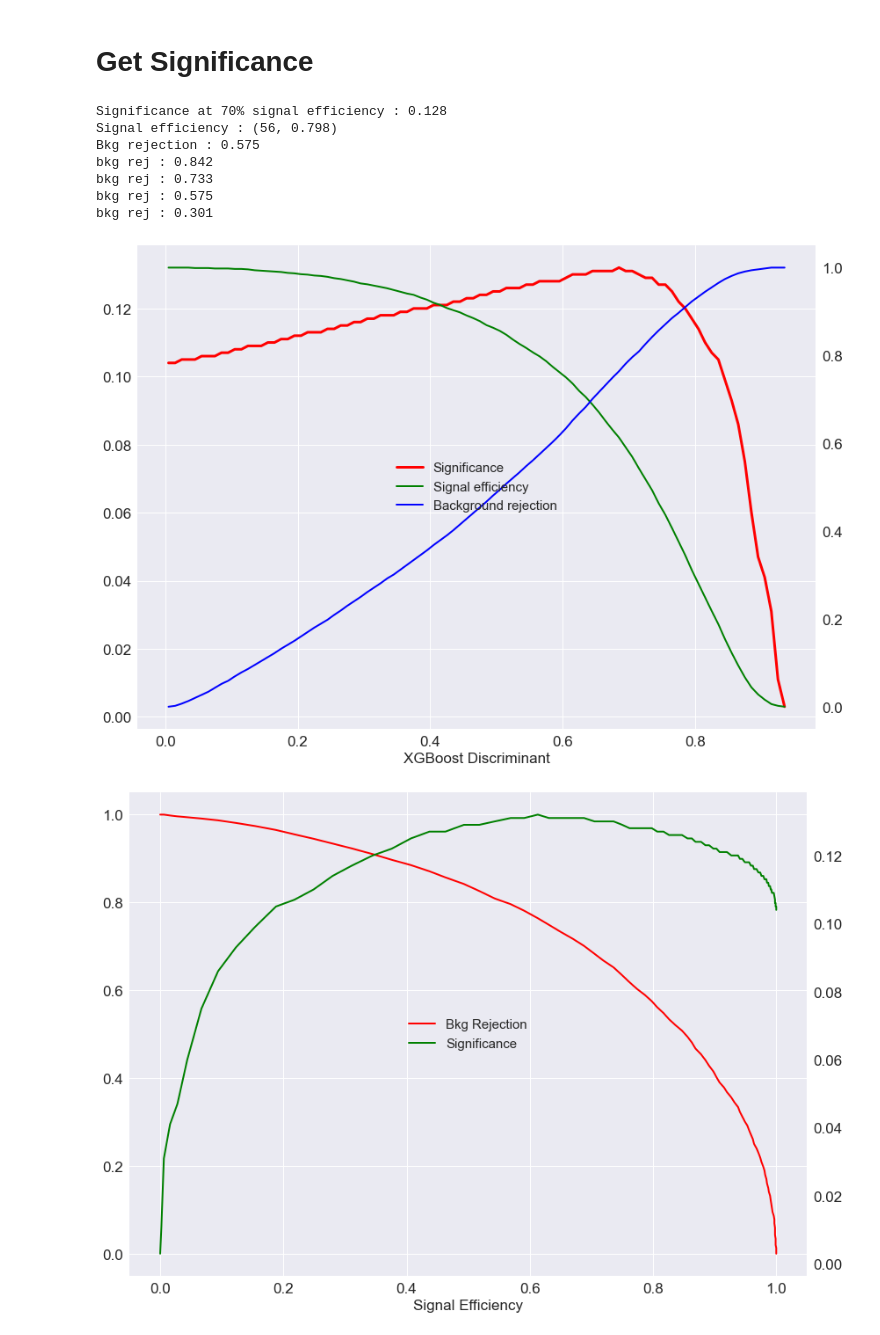
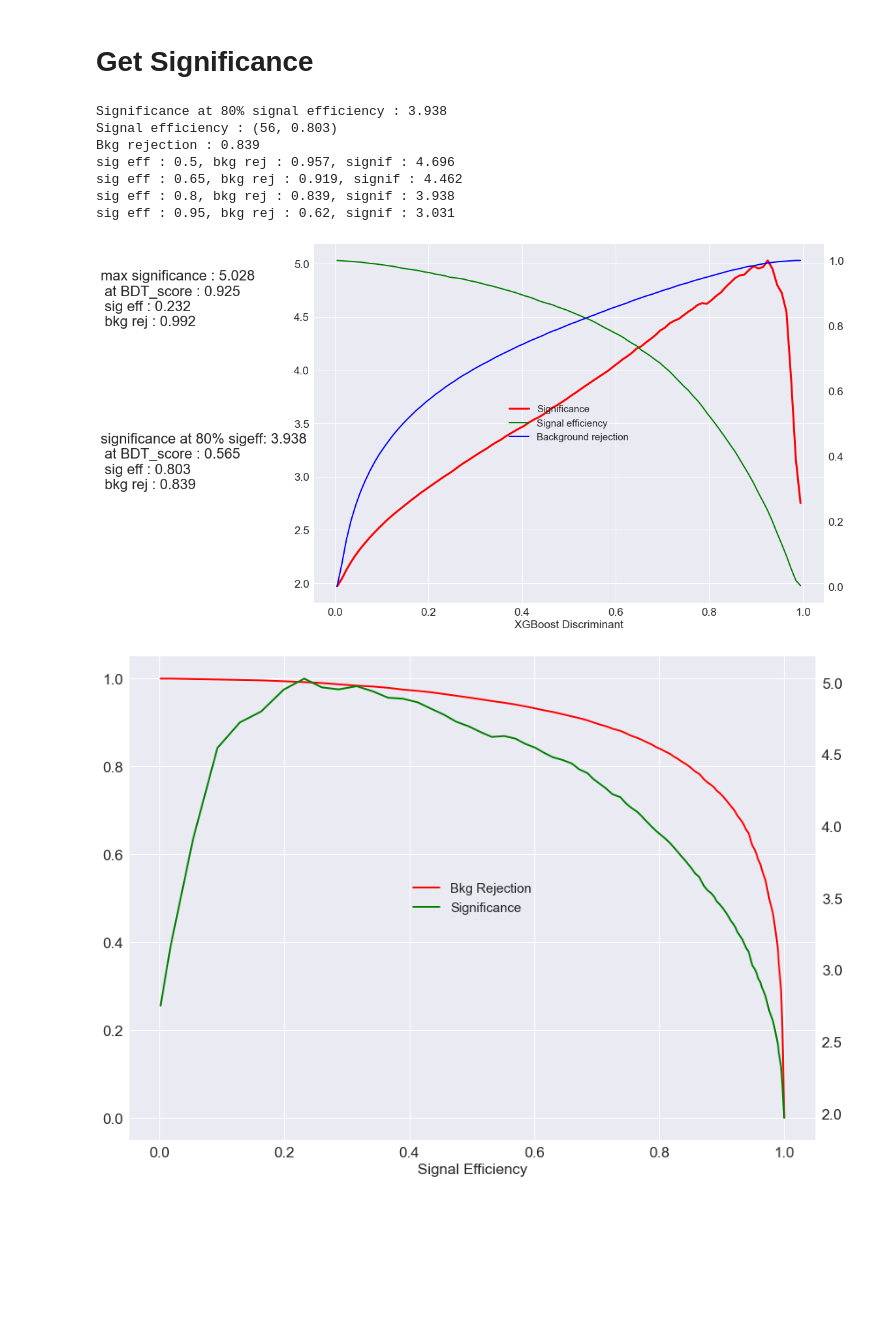
Before and after one commit to gsaha009/DelphesAnalysis_Project2, a Jupyter notebook: MachineLearning/XGB/XGBoost_application.ipynb, the cells around one changed output. Drawn from its saved outputs; the diff is of its cells as text; code cells hidden in the pictures; blank space fills up the shorter version.

```diff
--- a/MachineLearning/XGB/XGBoost_application.ipynb
+++ b/MachineLearning/XGB/XGBoost_application.ipynb
@@ -17,7 +20,7 @@ from collections import defaultdict
 import ROOT
 import copy
 # %%
-with open('config_test_MX20_DL.yaml','r') as conf:
+with open(os.path.join('Yamls',f'config_test_MX{M}_{channel}.yaml'),'r') as conf:
     config = yaml.safe_load(conf)
 
 mainkeys    = list(config.keys())
@@ -56,14 +59,15 @@ for key, val in backgrounddict.items():
     nEvents = val[2]
     label = val[3]
     dfs_dict[key] = [df_item, xsec, nEvents, label]
-'''
-for key, val in restbackgrounddict.items():
-    df_item = rpd.read_root(val[0], key=maintree)[featurelist]
-    df_item['tag'] = 0
-    xsec = val[1]
-    nEvents = val[2]
-    label = val[3]
-    dfs_dict[key] = [df_item, xsec, nEvents, label]
-'''
+
+if restbackgrounddict is not None :
+    for key, val in restbackgrounddict.items():
+        df_item = rpd.read_root(val[0], key=maintree)[featurelist]
+        df_item['tag'] = 0
+        xsec = val[1]
+        nEvents = val[2]
+        label = val[3]
+        dfs_dict[key] = [df_item, xsec, nEvents, label]
+
 #print(dfs_dict)
 # %% [output]
@@ -148,7 +152,7 @@ sigeff70p = min(enumerate(sig_effs), key=lambda x: abs(x[1]-0.8))
 bkgrejatsigeff70p = bkg_rejs[sigeff70p[0]]
 signfcatsigeff70p = signifs[sigeff70p[0]]
 
-print(f'Significance at 70% signal efficiency : {signfcatsigeff70p}')
+print(f'Significance at 80% signal efficiency : {signfcatsigeff70p}')
 print(f'Signal efficiency : {sigeff70p}')
 print(f'Bkg rejection : {bkgrejatsigeff70p}')
 
@@ -159,9 +163,12 @@ _score  = bdtscores[sigeff70p[0]]
 #print(signifs, len(signifs))
 #print(bdtscores, len(bdtscores))
 
+#for seff in [0.5,0.65,0.8,0.95]:
+#    sigeff_temp = min(enumerate(sig_effs), key=lambda x: abs(x[1]-seff))
+#    print(f'bkg rej : {bkg_rejs[sigeff_temp[0]]}')
 for seff in [0.5,0.65,0.8,0.95]:
     sigeff_temp = min(enumerate(sig_effs), key=lambda x: abs(x[1]-seff))
-    print(f'bkg rej : {bkg_rejs[sigeff_temp[0]]}')
+    print(f'sig eff : {seff}, bkg rej : {bkg_rejs[sigeff_temp[0]]}, signif : {signifs[sigeff_temp[0]]}')
 
 '''
 plt.figure(figsize=(12,8.5))
@@ -196,6 +203,8 @@ plt.legend([l1, l2, l3],
            fancybox=True,
            framealpha=0.5)
 fig.tight_layout()
+plt.text(-0.5,0.8,f'max significance : {max(signifs)}\n at BDT_score : {bdtscores[signifs.index(max(signifs))]}\n sig eff : {sig_effs[signifs.index(max(signifs))]}\n bkg rej : {bkg_rejs[signifs.index(max(signifs))]}', fontsize = 22)
+plt.text(-0.5,0.3,f'significance at 80% sigeff: {_signif}\n at BDT_score : {_score}\n sig eff : {_sigeff}\n bkg rej : {_bkgrej}', fontsize = 22)
 #plt.text(-0.3,0.8,f'max significance : {max(signifs)}\n at BDT_score : {bdtscores[signifs.index(max(signifs))]}\n sig eff : {sig_effs[signifs.index(max(signifs))]}\n bkg rej : {bkg_rejs[signifs.index(max(signifs))]}', fontsize = 22)
 #plt.text(-0.3,0.3,f'significance at 80% sigeff: {_signif}\n at BDT_score : {_score}\n sig eff : {_sigeff}\n bkg rej : {_bkgrej}', fontsize = 22)
 plt.savefig(os.path.join(tagdir,'maxSignificance.png'),dpi=300)
@@ -204,43 +213,43 @@ plt.show()
 #plt.clf()
 #plt.figure(figsize=(12,8.5))
 #plt.plot(sig_effs, bkg_rejs,  lw=3)
 #plt.plot(sig_effs, signifs, lw=3)
 #plt.show()
 
 fig, ax = plt.subplots(figsize=(12,8.5))
 #plt.grid(False)
 ax = plt.gca()
 l1,=ax.plot(sig_effs, bkg_rejs,  lw=2, color='red')
 ax.grid(True)
 ax.set_xlabel('Signal Efficiency', fontsize=17)
 ax.tick_params(axis='x', labelsize=17)
 ax.tick_params(axis='y', labelsize=17)
 
 ax2 = ax.twinx()
 l2,=ax2.plot(sig_effs, signifs, lw=2, color='green')
 ax2.grid(False)
 ax2.tick_params(axis='y', labelsize=17)
 
-plt.legend([l1, l2, l3, l4],
+plt.legend([l1, l2, l3],
            ["Bkg Rejection", "Significance"],
            loc='center',
            fontsize=15,
            fancybox=True,
            framealpha=0.5)
 fig.tight_layout()
 #plt.text(0.4,1.2,f'max significance : {max(signifs)}\n with \n sig eff : {sig_effs[signifs.index(max(signifs))]}\n bkg rej : {bkg_rejs[signifs.index(max(signifs))]}', fontsize = 22)
 plt.savefig(os.path.join(tagdir,'ROCwithSignificance.png'),dpi=300)
 plt.show()
 # %% [output]
-Significance at 70% signal efficiency : 0.128
-Signal efficiency : (56, 0.798)
-Bkg rejection : 0.575
-bkg rej : 0.842
-bkg rej : 0.733
-bkg rej : 0.575
-bkg rej : 0.301
+Significance at 80% signal efficiency : 3.938
+Signal efficiency : (56, 0.803)
+Bkg rejection : 0.839
+sig eff : 0.5, bkg rej : 0.957, signif : 4.696
+sig eff : 0.65, bkg rej : 0.919, signif : 4.462
+sig eff : 0.8, bkg rej : 0.839, signif : 3.938
+sig eff : 0.95, bkg rej : 0.62, signif : 3.031
-[figure, old version]
+[figure, new version]
-[figure, old version]
+[figure, new version]
 # %%
 stack = ROOT.THStack()
 canv  = ROOT.TCanvas('c','',800,600)
```
Also changed, not shown: parts of 3 cells of this notebook, 46 other files.
